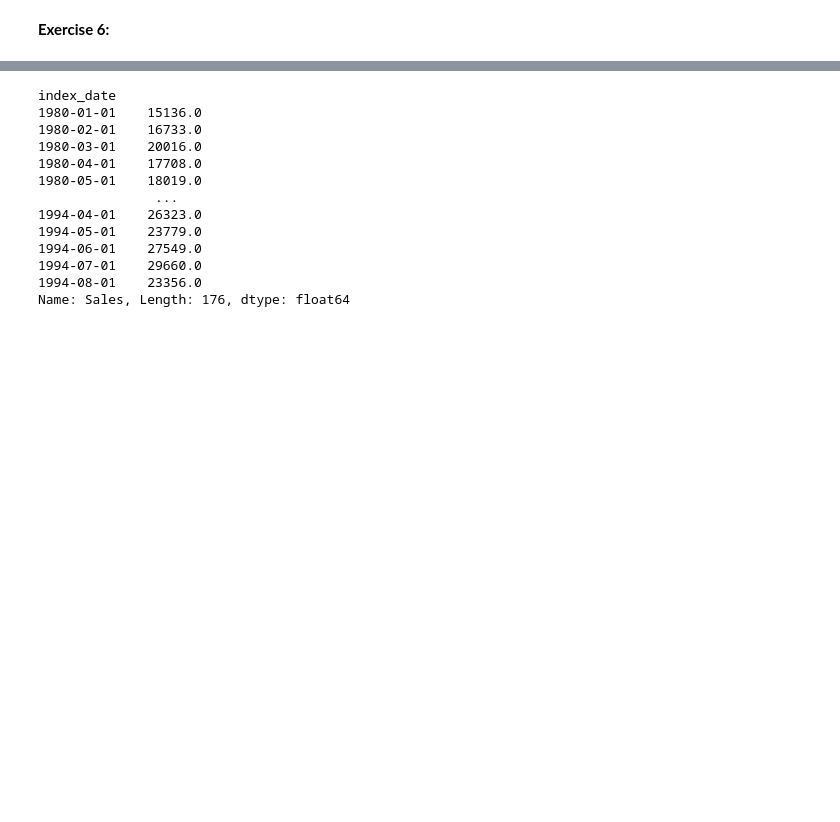
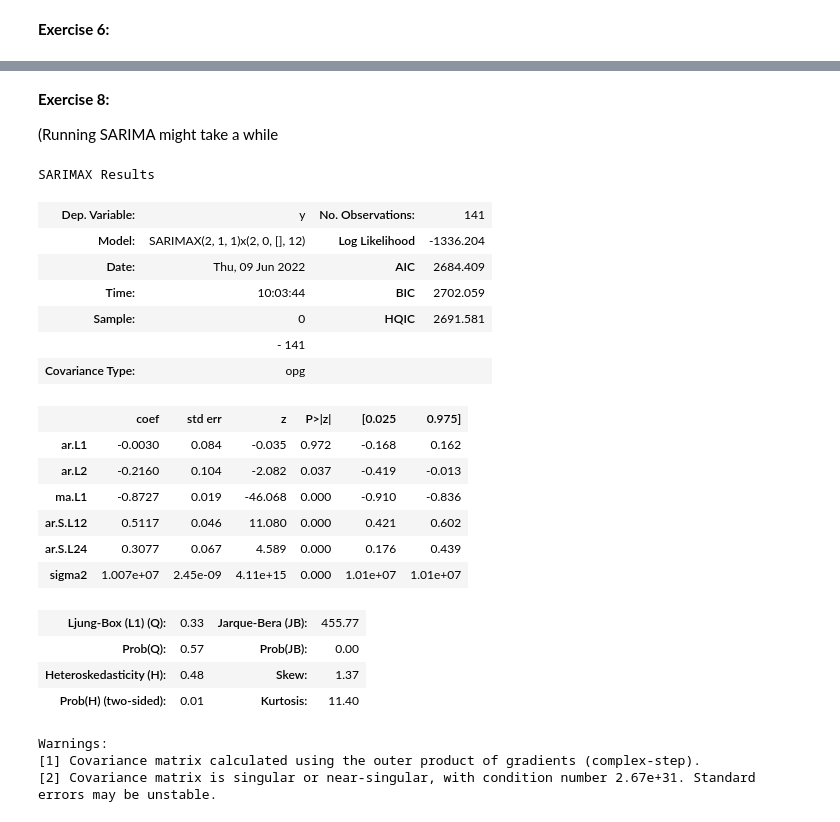
Before and after one commit to PippleNL/Lecture-Time-Series, a Jupyter notebook: Pipple_Lecture_Time_Series_Forecasting.ipynb, the cells around one changed output, grey strips where cells are left out. Drawn from its saved outputs; the diff is of its cells as text; code cells hidden in the pictures; blank space fills up the shorter version.

```diff
--- a/Pipple_Lecture_Time_Series_Forecasting.ipynb
+++ b/Pipple_Lecture_Time_Series_Forecasting.ipynb
@@ -477,16 +451,32 @@ Warnings:
-# %%
-ts
-# %% [output]
-index_date
-1980-01-01    15136.0
-1980-02-01    16733.0
-1980-03-01    20016.0
-1980-04-01    17708.0
-1980-05-01    18019.0
-               ...
-1994-04-01    26323.0
-1994-05-01    23779.0
-1994-06-01    27549.0
-1994-07-01    29660.0
-1994-08-01    23356.0
-Name: Sales, Length: 176, dtype: float64
+# %% [markdown]
+**Exercise 8:**
+
+(Running SARIMA might take a while
+# %%
+from pmdarima.arima import auto_arima
+
+auto_sarima = auto_arima(ts, start_p= 0, seasonal=True, start_q=0, m=12)
+auto_sarima.summary()
+# %% [output]
+SARIMAX Results
+| Dep. Variable: | y | No. Observations: | 141 |
+| Model: | SARIMAX(2, 1, 1)x(2, 0, [], 12) | Log Likelihood | -1336.204 |
+| Date: | Thu, 09 Jun 2022 | AIC | 2684.409 |
+| Time: | 10:03:44 | BIC | 2702.059 |
+| Sample: | 0 | HQIC | 2691.581 |
+|  | - 141 |  |  |
+| Covariance Type: | opg |  |  |
+|  | coef | std err | z | P>|z| | [0.025 | 0.975] |
+| ar.L1 | -0.0030 | 0.084 | -0.035 | 0.972 | -0.168 | 0.162 |
+| ar.L2 | -0.2160 | 0.104 | -2.082 | 0.037 | -0.419 | -0.013 |
+| ma.L1 | -0.8727 | 0.019 | -46.068 | 0.000 | -0.910 | -0.836 |
+| ar.S.L12 | 0.5117 | 0.046 | 11.080 | 0.000 | 0.421 | 0.602 |
+| ar.S.L24 | 0.3077 | 0.067 | 4.589 | 0.000 | 0.176 | 0.439 |
+| sigma2 | 1.007e+07 | 2.45e-09 | 4.11e+15 | 0.000 | 1.01e+07 | 1.01e+07 |
+| Ljung-Box (L1) (Q): | 0.33 | Jarque-Bera (JB): | 455.77 |
+| Prob(Q): | 0.57 | Prob(JB): | 0.00 |
+| Heteroskedasticity (H): | 0.48 | Skew: | 1.37 |
+| Prob(H) (two-sided): | 0.01 | Kurtosis: | 11.40 |
+Warnings:
+[1] Covariance matrix calculated using the outer product of gradients (complex-step).
+[2] Covariance matrix is singular or near-singular, with condition number 2.67e+31. Standard errors may be unstable.
```
Also changed, not shown: parts of 25 cells of this notebook.
